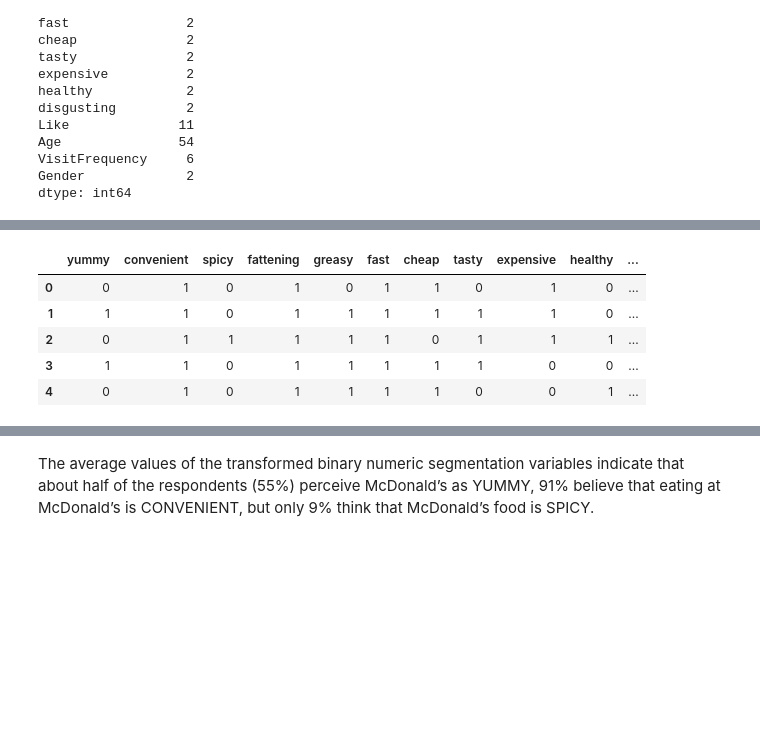
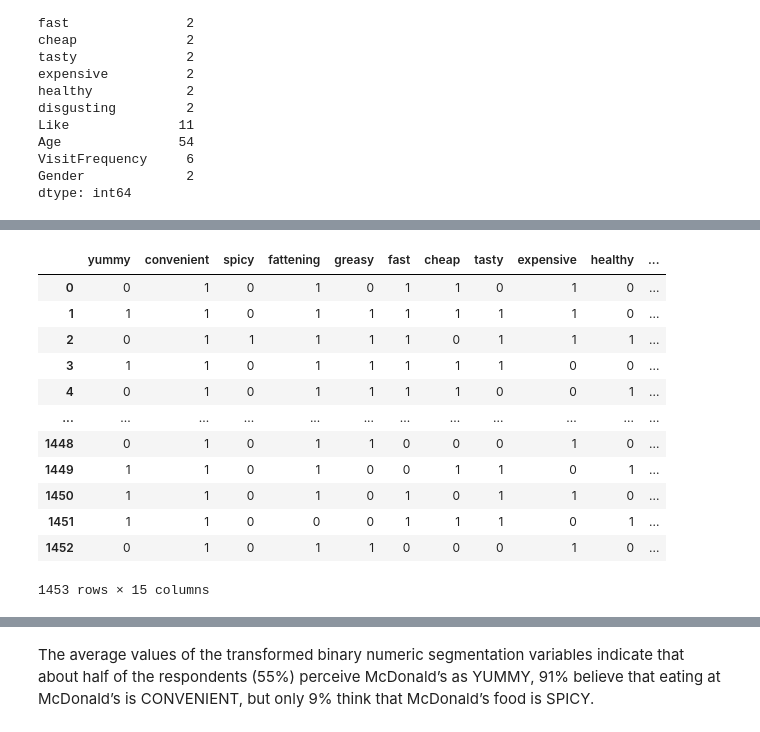
Before and after one commit to a-njan-a/McDonalds-Market-Segmentation, a Jupyter notebook: McDonalds_market_segmentation.ipynb, the cells around one changed output, grey strips where cells are left out. Cells and saved outputs as stored; diff of their text form; code cells hidden in the pictures; blank space fills up the shorter version.

```diff
--- a/McDonalds_market_segmentation.ipynb
+++ b/McDonalds_market_segmentation.ipynb
@@ -28,3 +38,6 @@ data.head()
+# %%
+data.replace('I hate it!-5', -5, inplace=True)
+data.replace('I love it!+5', 5, inplace=True)
 # %%
 counts = data.nunique()
 counts
@@ -57,0 +74,12 @@ seg_data.head()
+# %%
+from sklearn.preprocessing import LabelEncoder
+data.dropna(inplace=True)
+data['Gender'].unique()
+gender_label = LabelEncoder()
+data['Gender']=gender_label.fit_transform(data['Gender'])
+data = data.astype({'Like':'int'})
+like_encoder = LabelEncoder()
+data['Like'] = like_encoder.fit_transform(data['Like'])
+visit_encoder = LabelEncoder()
+data['VisitFrequency']=visit_encoder.fit_transform(data['VisitFrequency'])
+data
@@ -58,11 +100,18 @@ seg_data.head()
 # %%
-seg_data.replace('Yes', 1, inplace=True)
-seg_data.replace('No', 0, inplace=True)
-seg_data.head()
+data.replace('Yes', 1, inplace=True)
+data.replace('No', 0, inplace=True)
+data
 # %% [output]
 |  | yummy | convenient | spicy | fattening | greasy | fast | cheap | tasty | expensive | healthy | ... |
 | 0 | 0 | 1 | 0 | 1 | 0 | 1 | 1 | 0 | 1 | 0 | ... |
 | 1 | 1 | 1 | 0 | 1 | 1 | 1 | 1 | 1 | 1 | 0 | ... |
 | 2 | 0 | 1 | 1 | 1 | 1 | 1 | 0 | 1 | 1 | 1 | ... |
 | 3 | 1 | 1 | 0 | 1 | 1 | 1 | 1 | 1 | 0 | 0 | ... |
 | 4 | 0 | 1 | 0 | 1 | 1 | 1 | 1 | 0 | 0 | 1 | ... |
+| ... | ... | ... | ... | ... | ... | ... | ... | ... | ... | ... | ... |
+| 1448 | 0 | 1 | 0 | 1 | 1 | 0 | 0 | 0 | 1 | 0 | ... |
+| 1449 | 1 | 1 | 0 | 1 | 0 | 0 | 1 | 1 | 0 | 1 | ... |
+| 1450 | 1 | 1 | 0 | 1 | 0 | 1 | 0 | 1 | 1 | 0 | ... |
+| 1451 | 1 | 1 | 0 | 0 | 0 | 1 | 1 | 1 | 0 | 1 | ... |
+| 1452 | 0 | 1 | 0 | 1 | 1 | 0 | 0 | 0 | 1 | 0 | ... |
+1453 rows × 15 columns
```
Also changed, not shown: parts of 13 cells of this notebook.
